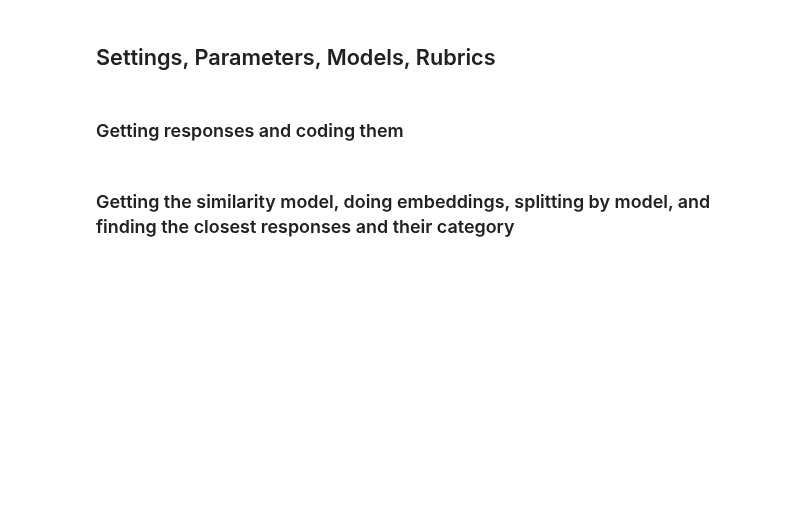
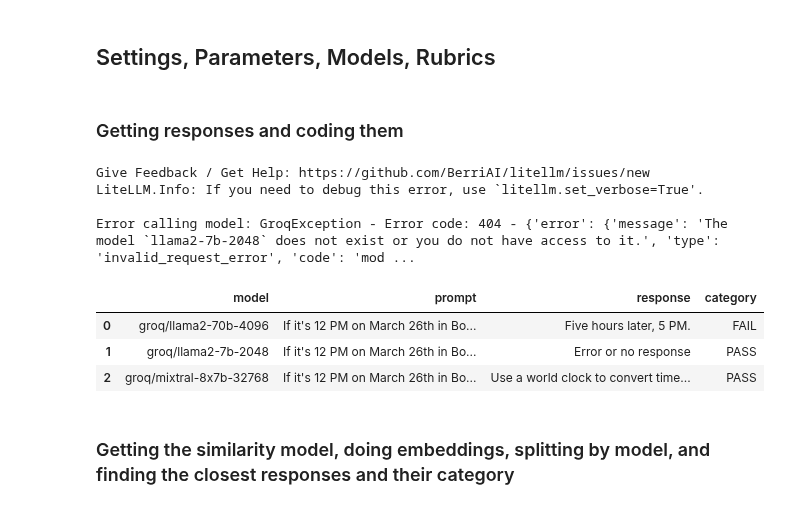
Before and after one commit to abigailhaddad/LMGradingRubric, a Jupyter notebook: code/Quick Assessment With Similarity.ipynb, the cells around one changed output. Saved outputs shown, nothing was run; the diff lists cells and outputs as text; code cells hidden in the pictures; blank space fills up the shorter version.

```diff
--- a/code/Quick Assessment With Similarity.ipynb
+++ b/code/Quick Assessment With Similarity.ipynb
@@ -231,12 +231,27 @@ providers_models = {
     "MISTRAL": ["mistral/mistral-large-latest"],
 }
 
-n_repetitions = 10
+providers_models = {
+    "GROQ": ["groq/llama2-70b-4096", "groq/llama2-7b-2048", "groq/mixtral-8x7b-32768"],
+}
+
+
+n_repetitions = 1
 # %% [markdown]
 ### Getting responses and coding them
 # %%
 responses_df = create_response_df(providers_models, [pair["prompt"] for pair in prompt_rubric_pairs], n_repetitions)
 final_classified_df = classify_responses(responses_df, prompt_rubric_pairs)
+final_classified_df
+# %% [output]
+Give Feedback / Get Help: https://github.com/BerriAI/litellm/issues/new
+LiteLLM.Info: If you need to debug this error, use `litellm.set_verbose=True'.
+
+Error calling model: GroqException - Error code: 404 - {'error': {'message': 'The model `llama2-7b-2048` does not exist or you do not have access to it.', 'type': 'invalid_request_error', 'code': 'mod ...
+|  | model | prompt | response | category |
+| 0 | groq/llama2-70b-4096 | If it's 12 PM on March 26th in Bo... | Five hours later, 5 PM. | FAIL |
+| 1 | groq/llama2-7b-2048 | If it's 12 PM on March 26th in Bo... | Error or no response | PASS |
+| 2 | groq/mixtral-8x7b-32768 | If it's 12 PM on March 26th in Bo... | Use a world clock to convert time... | PASS |
 # %% [markdown]
 ### Getting the similarity model, doing embeddings, splitting by model, and finding the closest responses and their category
 # %%
```
Also changed, not shown: 4 other files.
